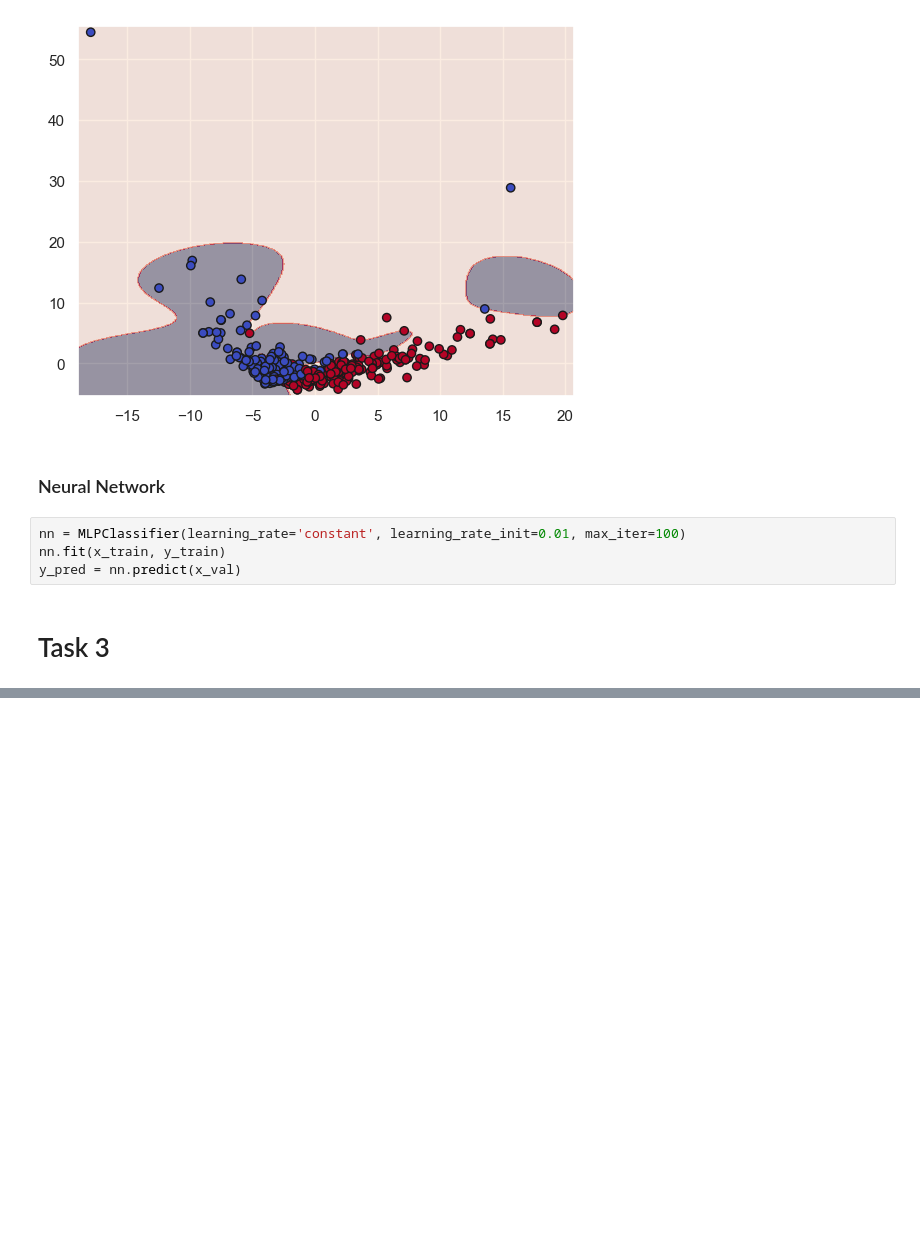
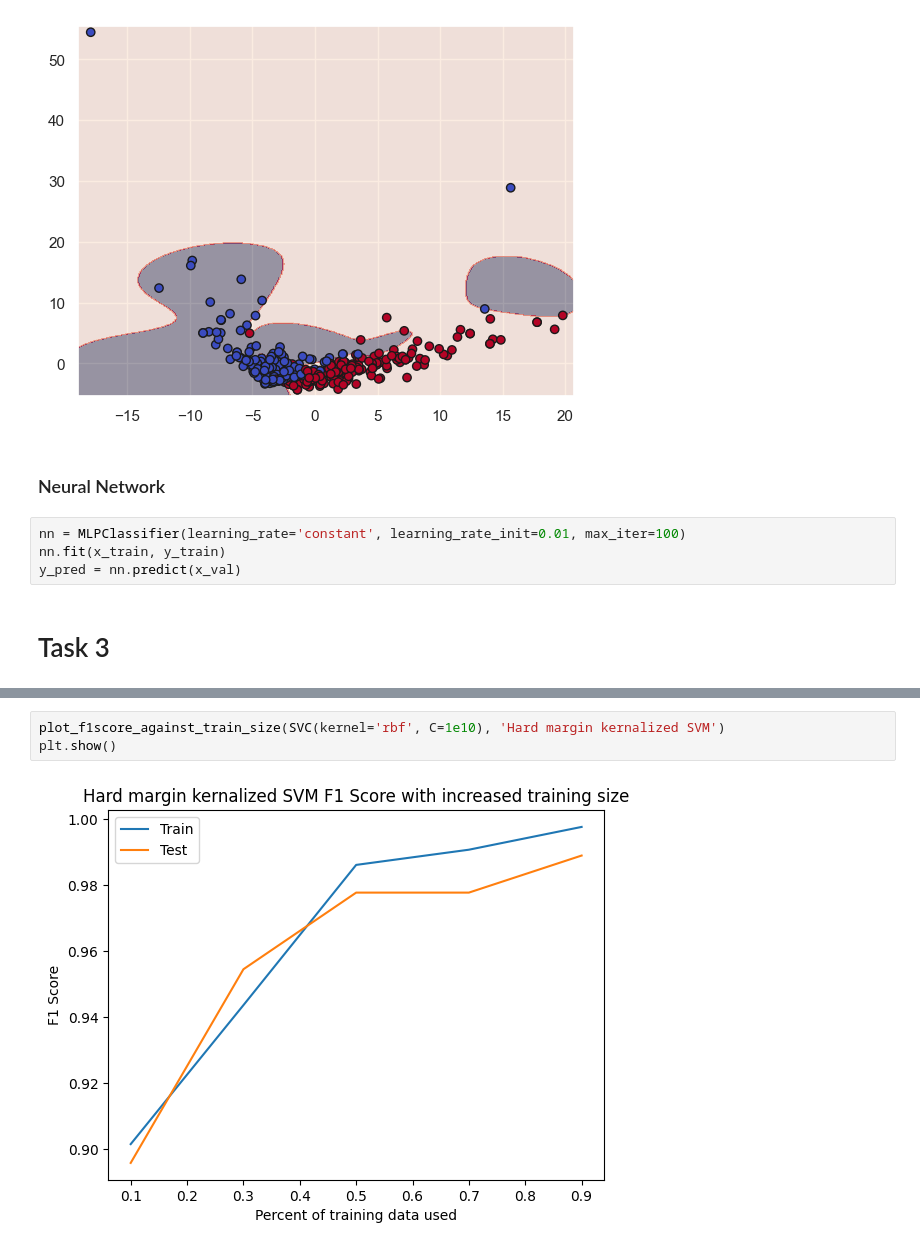
Before and after one commit to csprono/CS361-A3, a Jupyter notebook: task4.ipynb, the cells around one changed output, grey strips where cells are left out. Cells and saved outputs as stored; diff of their text form; blank space fills up the shorter version.

```diff
--- a/task4.ipynb
+++ b/task4.ipynb
@@ -252,0 +251,5 @@ plot_f1score_against_train_size(SVC(kernel='rbf', C=float(10**10)), 'Hard margin
+# %%
+plot_f1score_against_train_size(SVC(kernel='rbf', C=1e10), 'Hard margin kernalized SVM')
+plt.show()
+# %% [output]
+[figure, added]
```
Also changed, not shown: parts of 5 cells of this notebook.
